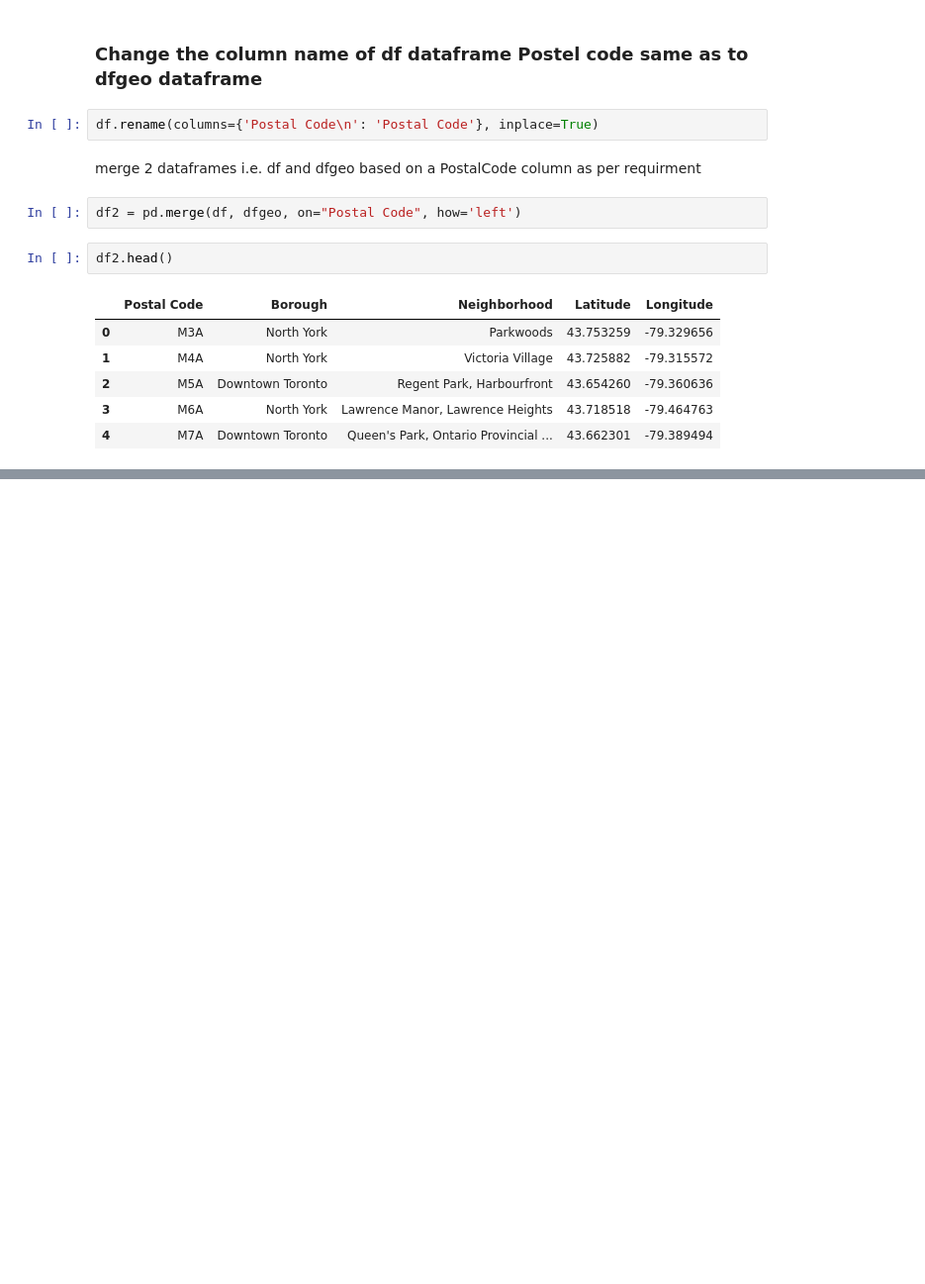
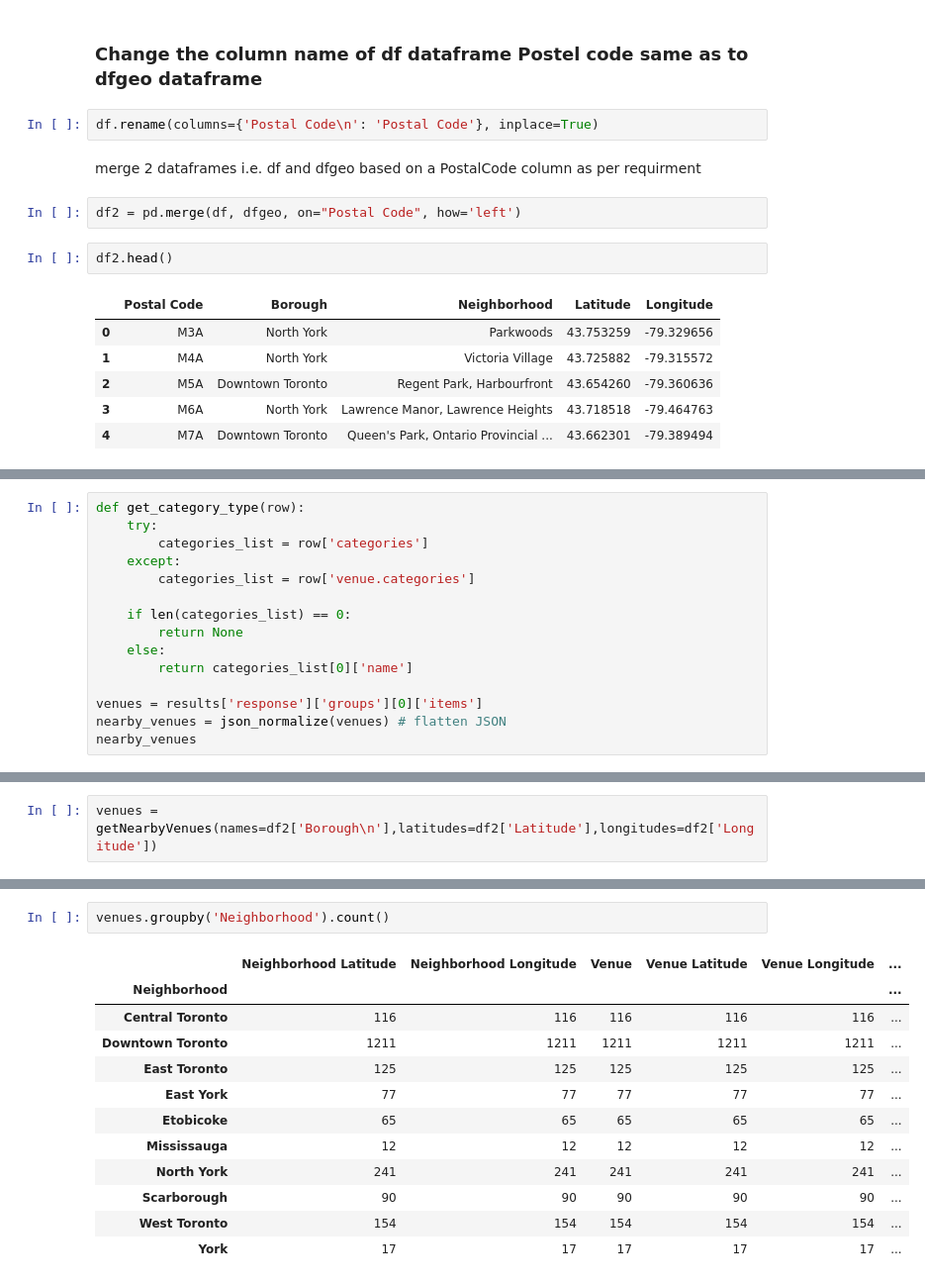
Before and after one commit to pradipmane510/Applied-data-Science-Capstone-project, a Jupyter notebook: Segmenting and Clustering Neighborhoods in Toronto.ipynb, the cells around one changed output, grey strips where cells are left out. Shown: that part at 99% size. Drawn from its saved outputs; the diff is of its cells as text; blank space fills up the shorter version.

```diff
--- a/Segmenting and Clustering Neighborhoods in Toronto.ipynb
+++ b/Segmenting and Clustering Neighborhoods in Toronto.ipynb
@@ -117,0 +214,15 @@ df2.head()
+# %%
+def get_category_type(row):
+    try:
+        categories_list = row['categories']
+    except:
+        categories_list = row['venue.categories']
+
+    if len(categories_list) == 0:
+        return None
+    else:
+        return categories_list[0]['name']
+
+venues = results['response']['groups'][0]['items']
+nearby_venues = json_normalize(venues) # flatten JSON
+nearby_venues
@@ -117,0 +329,2 @@ df2.head()
+# %%
+venues = getNearbyVenues(names=df2['Borough\n'],latitudes=df2['Latitude'],longitudes=df2['Longitude'])
@@ -117,0 +358,15 @@ df2.head()
+# %%
+venues.groupby('Neighborhood').count()
+# %% [output]
+|  | Neighborhood Latitude | Neighborhood Longitude | Venue | Venue Latitude | Venue Longitude | ... |
+| Neighborhood |  |  |  |  |  | ... |
+| Central Toronto | 116 | 116 | 116 | 116 | 116 | ... |
+| Downtown Toronto | 1211 | 1211 | 1211 | 1211 | 1211 | ... |
+| East Toronto | 125 | 125 | 125 | 125 | 125 | ... |
+| East York | 77 | 77 | 77 | 77 | 77 | ... |
+| Etobicoke | 65 | 65 | 65 | 65 | 65 | ... |
+| Mississauga | 12 | 12 | 12 | 12 | 12 | ... |
+| North York | 241 | 241 | 241 | 241 | 241 | ... |
+| Scarborough | 90 | 90 | 90 | 90 | 90 | ... |
+| West Toronto | 154 | 154 | 154 | 154 | 154 | ... |
+| York | 17 | 17 | 17 | 17 | 17 | ... |
```
Also changed, not shown: parts of 23 cells of this notebook.
